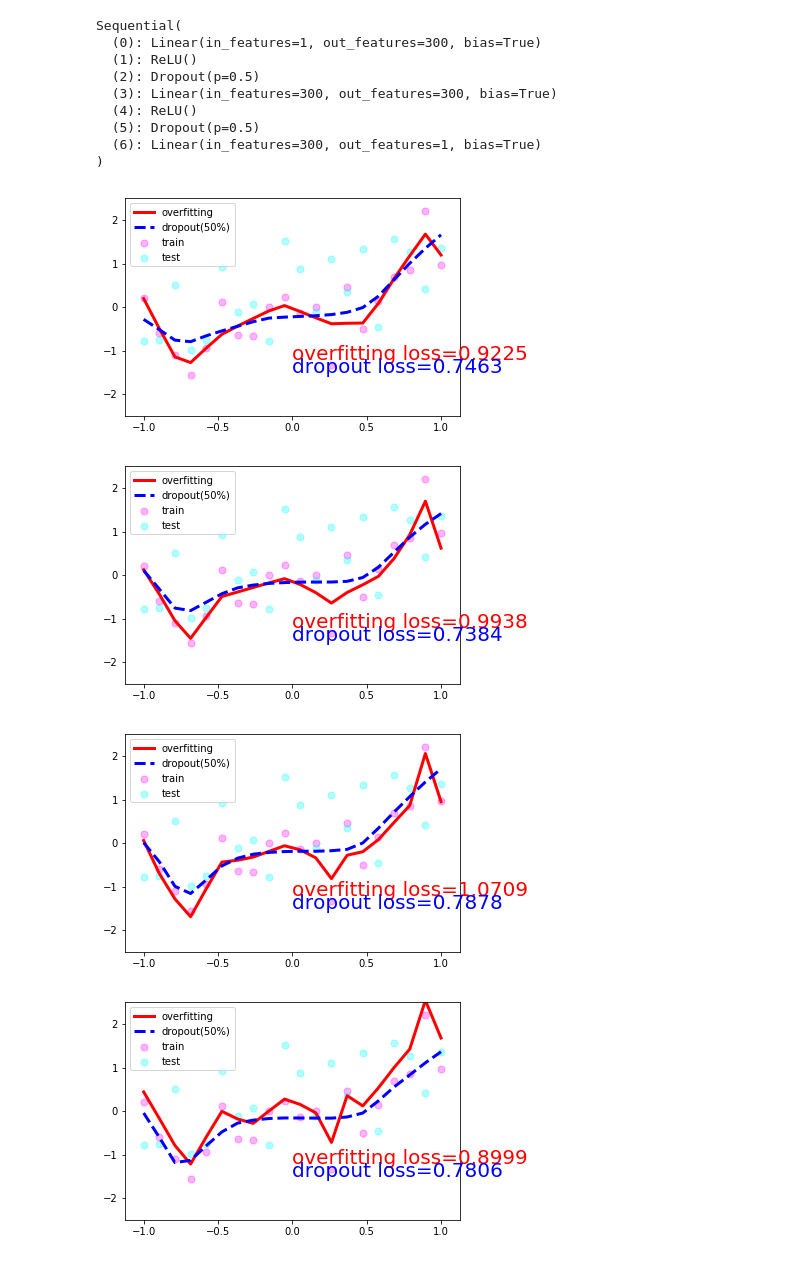
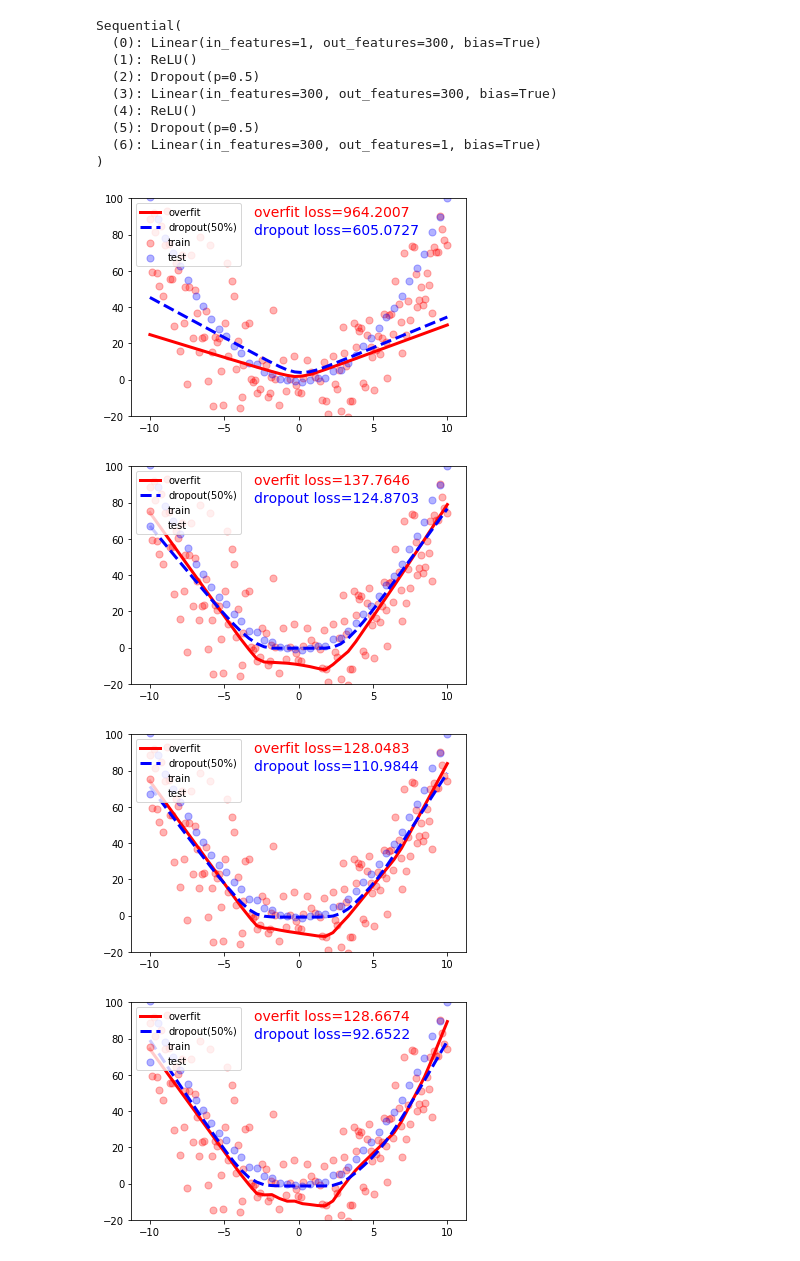
Before and after one commit to SeanCherngTW/PyTorch-Practice, a Jupyter notebook: 503_dropout.ipynb, the cells around one changed output. Drawn from its saved outputs; the diff is of its cells as text; code cells hidden in the pictures.

Commit message:
update dropout

```diff
--- a/503_dropout.ipynb
+++ b/503_dropout.ipynb
@@ -3,15 +4,19 @@ import torch
 import matplotlib.pyplot as plt
 # %%
-N_SAMPLES = 20
+N_SAMPLES = 200
 N_HIDDEN = 300
 LR = 0.01
 # %%
 # training data
-x = torch.unsqueeze(torch.linspace(-1, 1, N_SAMPLES), 1)
-y = x + 0.7*torch.normal(torch.zeros(N_SAMPLES, 1), torch.ones(N_SAMPLES, 1))  # (means=0, std=1)
+x = torch.unsqueeze(torch.linspace(-10, 10, int(N_SAMPLES * 0.8)), 1)
+noise = np.random.normal(-10, 20, x.shape)
+y = np.square(x) + torch.FloatTensor(noise)
+# y = x + 10*torch.normal(torch.zeros(N_SAMPLES, 1), torch.ones(N_SAMPLES, 1))  # (means=0, std=1)
 
 # test data
-test_x = torch.unsqueeze(torch.linspace(-1, 1, N_SAMPLES), 1)
-test_y = test_x + 0.7*torch.normal(torch.zeros(N_SAMPLES, 1), torch.ones(N_SAMPLES, 1))  # (means=0, std=1)
+test_x = torch.unsqueeze(torch.linspace(-10, 10, int(N_SAMPLES * 0.2)), 1)
+noise = np.random.normal(-1, 1, test_x.shape)
+test_y = np.square(test_x) + torch.FloatTensor(noise)
+# test_y = test_x + 0.7*torch.normal(torch.zeros(N_SAMPLES, 1), torch.ones(N_SAMPLES, 1))  # (means=0, std=1)
 # %%
 # show data
@@ -73,40 +78,40 @@ for t in range(1000):
     pred_overfit = net_overfit(x)
     pred_dropout = net_dropout(x)
     loss_overfit = loss_func(pred_overfit, y)
     loss_dropout = loss_func(pred_dropout, y)
 
     optimizer_overfit.zero_grad()
     optimizer_dropout.zero_grad()
     loss_overfit.backward()
     loss_dropout.backward()
     optimizer_overfit.step()
     optimizer_dropout.step()
 
     if t % 100 == 0:
         # change to eval mode in order to ignore dropout
         net_overfit.eval()
         net_dropout.eval()
 
         # plotting
         test_pred_overfit = net_overfit(test_x)
         test_pred_dropout = net_dropout(test_x)
 
         plt.cla()
-        plt.scatter(x.data.numpy(), y.data.numpy(), c='magenta', s=50, alpha=0.3, label='train')
-        plt.scatter(test_x.data.numpy(), test_y.data.numpy(), c='cyan', s=50, alpha=0.3, label='test')
-        plt.plot(test_x.data.numpy(), test_pred_overfit.data.numpy(), 'r-', lw=3, label='overfitting')
+        plt.scatter(x.data.numpy(), y.data.numpy(), c='red', s=50, alpha=0.3, label='train')
+        plt.scatter(test_x.data.numpy(), test_y.data.numpy(), c='blue', s=50, alpha=0.3, label='test')
+        plt.plot(test_x.data.numpy(), test_pred_overfit.data.numpy(), 'r-', lw=3, label='overfit')
         plt.plot(test_x.data.numpy(), test_pred_dropout.data.numpy(), 'b--', lw=3, label='dropout(50%)')
-        plt.text(0, -1.2, 'overfitting loss=%.4f' % loss_func(test_pred_overfit, test_y).data.numpy(), fontdict={'size': 20, 'color':  'red'})
-        plt.text(0, -1.5, 'dropout loss=%.4f' % loss_func(test_pred_dropout, test_y).data.numpy(), fontdict={'size': 20, 'color': 'blue'})
-        plt.legend(loc='upper left'); plt.ylim((-2.5, 2.5));plt.pause(0.1)
+        plt.text(-3, 90, 'overfit loss=%.4f' % loss_func(test_pred_overfit, test_y).data.numpy(), fontdict={'size': 14, 'color':  'red'})
+        plt.text(-3, 80, 'dropout loss=%.4f' % loss_func(test_pred_dropout, test_y).data.numpy(), fontdict={'size': 14, 'color': 'blue'})
+        plt.legend(loc='upper left'); plt.ylim((-20, 100));plt.pause(0.1)
 
         # change back to train mode
         net_overfit.train()
         net_dropout.train()
 
 plt.ioff()
 # %% [output]
-[figure, old version]
+[figure, new version]
-[figure, old version]
+[figure, new version]
-[figure, old version]
+[figure, new version]
-[figure, old version]
+[figure, new version]
```
Also changed, not shown: parts of 3 cells of this notebook.
